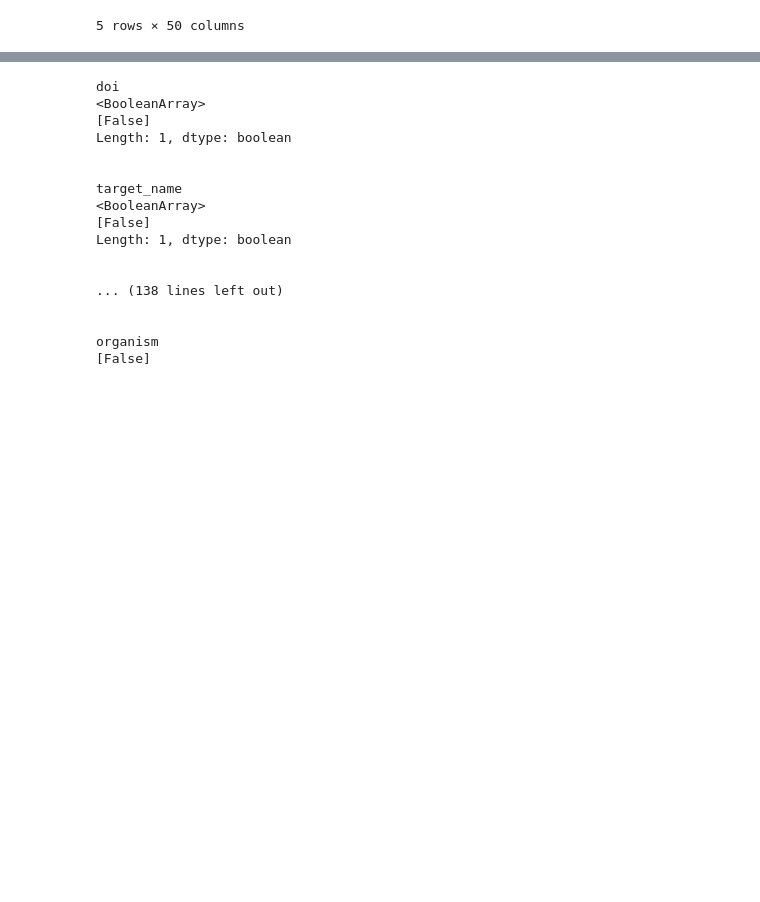
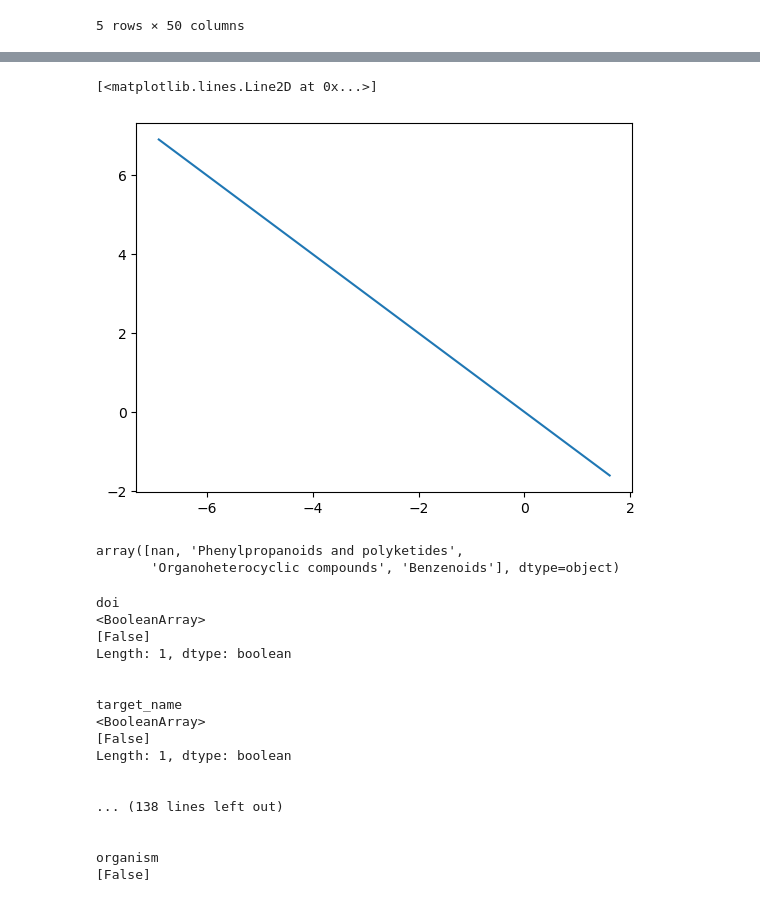
Before and after one commit to epfl-ada/ada-2024-project-hyperbabbage, a Jupyter notebook: chemical_analysis.ipynb, the cells around one changed output, grey strips where cells are left out. Cells and saved outputs as stored; diff of their text form; code cells hidden in the pictures; blank space fills up the shorter version.

```diff
--- a/chemical_analysis.ipynb
+++ b/chemical_analysis.ipynb
@@ -99,3 +142,20 @@ filtered_df.head()
+# %%
+np.arange(14)
+x = np.linspace(0.001, 5, 1000)
+y = np.exp(x)
+y_2 = 1/x
+#plt.plot(x, y)
+#plt.plot(x, y_2)
+plt.plot(np.log(x), np.log(y_2))
+# %% [output]
+[<matplotlib.lines.Line2D at 0x...>]
+[figure, added]
+# %%
+cancer_prot_df = merged_df[merged_df['name_y'].str.contains(pattern_protein_names, case=False, na=False)]
+cancer_prot_df[cancer_prot_df["name_y"].str.contains("ABL")]["class_superclass"].unique()
+# %% [output]
+array([nan, 'Phenylpropanoids and polyketides',
+       'Organoheterocyclic compounds', 'Benzenoids'], dtype=object)
 # %%
 ## looking ofr mutant proteins
 
```
Also changed, not shown: parts of 11 cells of this notebook, 2 other files.
